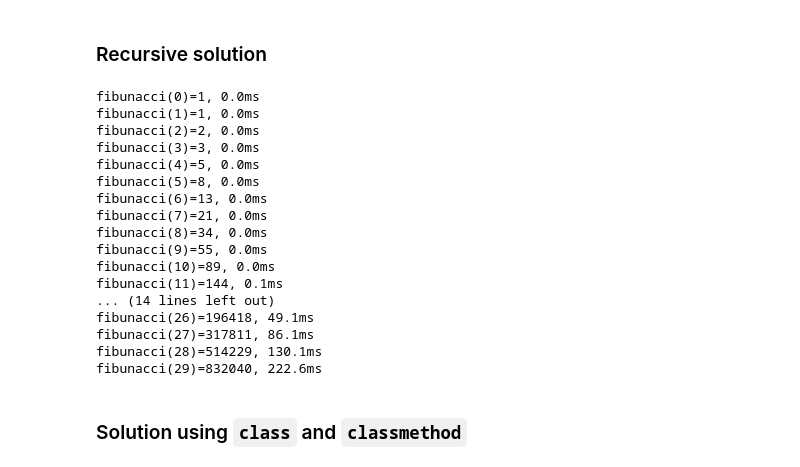
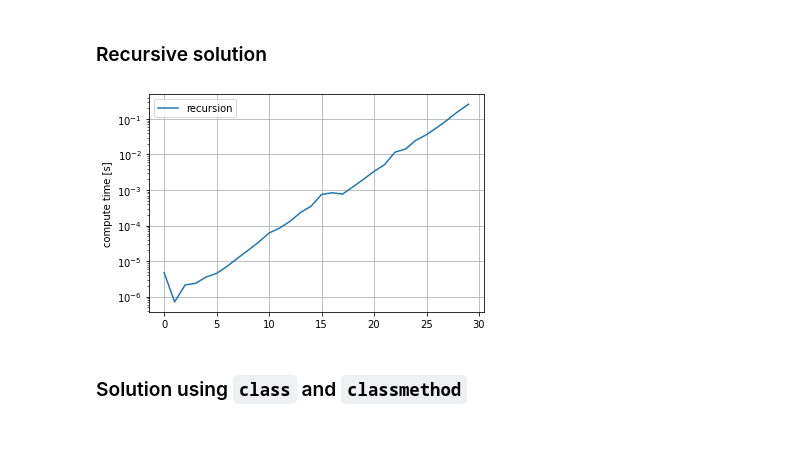
Before and after one commit to munich-ml/MLPy2021, a Jupyter notebook: __misc.ipynb, the cells around one changed output. Drawn from its saved outputs; the diff is of its cells as text; code cells hidden in the pictures; blank space fills up the shorter version.

Commit message:
Fibunacci_calculator evaluation

```diff
--- a/__misc.ipynb
+++ b/__misc.ipynb
@@ -24,29 +24,23 @@ def calc_fibunacci(z):
     return calc_fibunacci(z-2) + calc_fibunacci(z-1)
 # %%
 import time
+ct = {"recursion": []}
 for i in range(30):
     t0 = time.time()
     fib = calc_fibunacci(i)
-    t = time.time()-t0
-    print("fibunacci({})={}, {:.1f}ms".format(i, fib, t*1E3))
+    ct["recursion"].append(time.time()-t0)
-# %% [output]
-fibunacci(0)=1, 0.0ms
-fibunacci(1)=1, 0.0ms
-fibunacci(2)=2, 0.0ms
-fibunacci(3)=3, 0.0ms
-fibunacci(4)=5, 0.0ms
-fibunacci(5)=8, 0.0ms
-fibunacci(6)=13, 0.0ms
-fibunacci(7)=21, 0.0ms
-fibunacci(8)=34, 0.0ms
-fibunacci(9)=55, 0.0ms
-fibunacci(10)=89, 0.0ms
-fibunacci(11)=144, 0.1ms
-... (14 lines left out)
-fibunacci(26)=196418, 49.1ms
-fibunacci(27)=317811, 86.1ms
-fibunacci(28)=514229, 130.1ms
-fibunacci(29)=832040, 222.6ms
+# %%
+import matplotlib.pyplot as plt
+def plot_compute_times(ct):
+    for label, times in ct.items():
+        plt.semilogy(times, label=label)
+
+    plt.ylabel("compute time [s]")
+    plt.grid(), plt.legend();
+# %%
+plot_compute_times(ct)
+# %% [output]
+[figure, added]
 # %% [markdown]
 ### Solution using `class` and `classmethod`
 # %%
```
Also changed, not shown: parts of 3 cells of this notebook.
